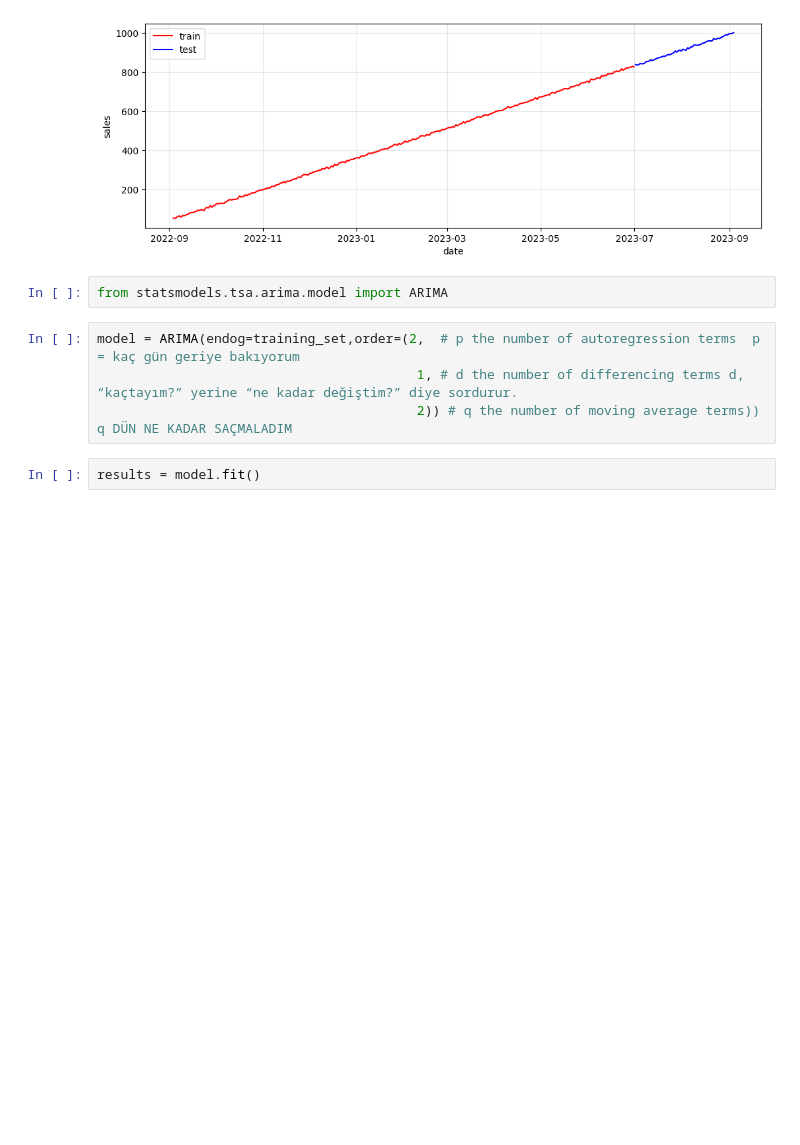
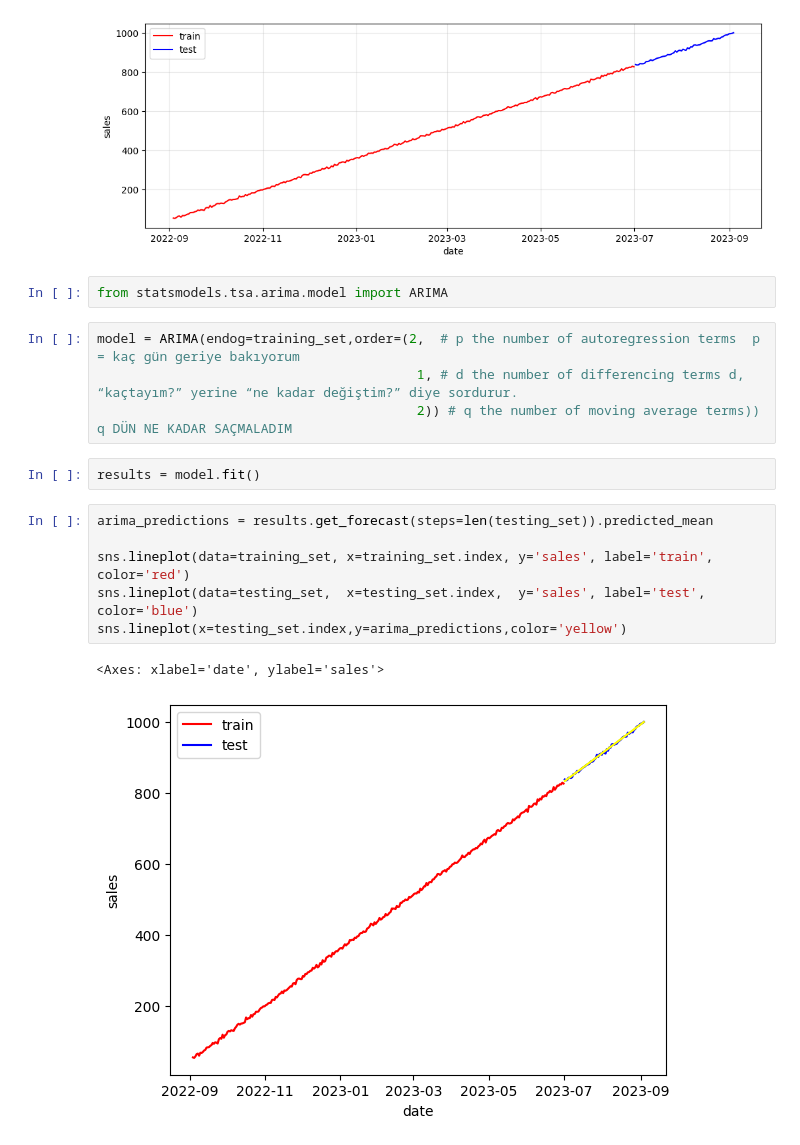
Before and after one commit to 4GeeksAcademy/utku_seyithanoglu_timeseries, a Jupyter notebook: src/explore1.ipynb/explore1.ipynb, the cells around one changed output. Saved outputs shown, nothing was run; the diff lists cells and outputs as text; blank space fills up the shorter version.

```diff
--- a/src/explore1.ipynb/explore1.ipynb
+++ b/src/explore1.ipynb/explore1.ipynb
@@ -305,3 +305,12 @@ model = ARIMA(endog=training_set,order=(2,  # p the number of autoregression ter
                                          2)) # q the number of moving average terms)) q DÜN NE KADAR SAÇMALADIM
 # %%
 results = model.fit()
+# %%
+arima_predictions = results.get_forecast(steps=len(testing_set)).predicted_mean
+
+sns.lineplot(data=training_set, x=training_set.index, y='sales', label='train', color='red')
+sns.lineplot(data=testing_set,  x=testing_set.index,  y='sales', label='test',  color='blue')
+sns.lineplot(x=testing_set.index,y=arima_predictions,color='yellow')
+# %% [output]
+<Axes: xlabel='date', ylabel='sales'>
+[figure, added]
```
